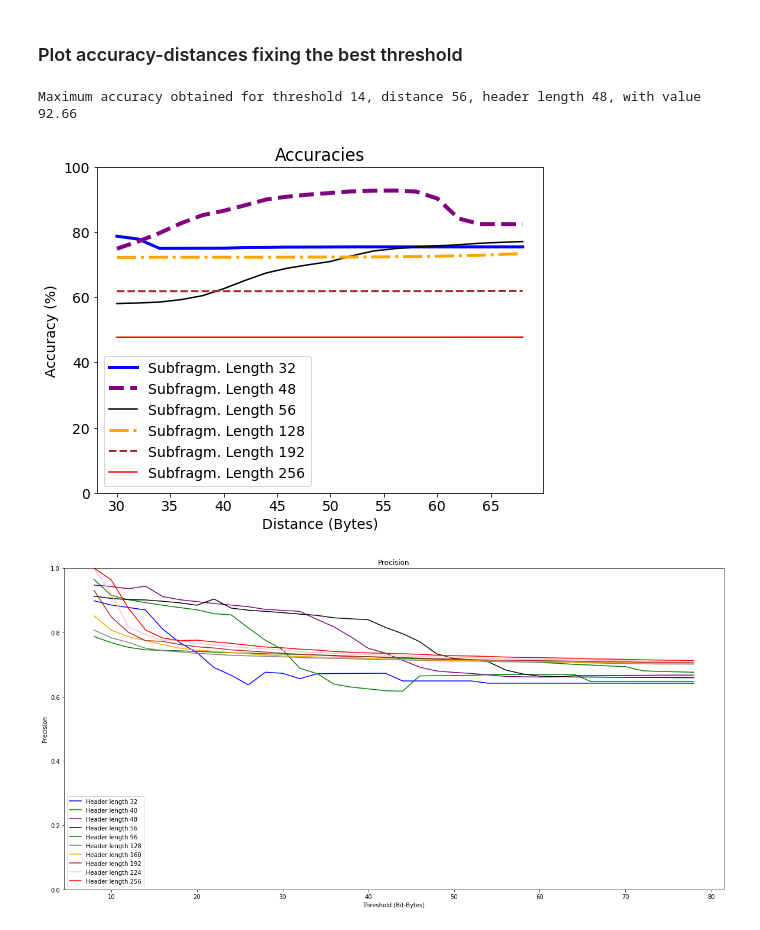
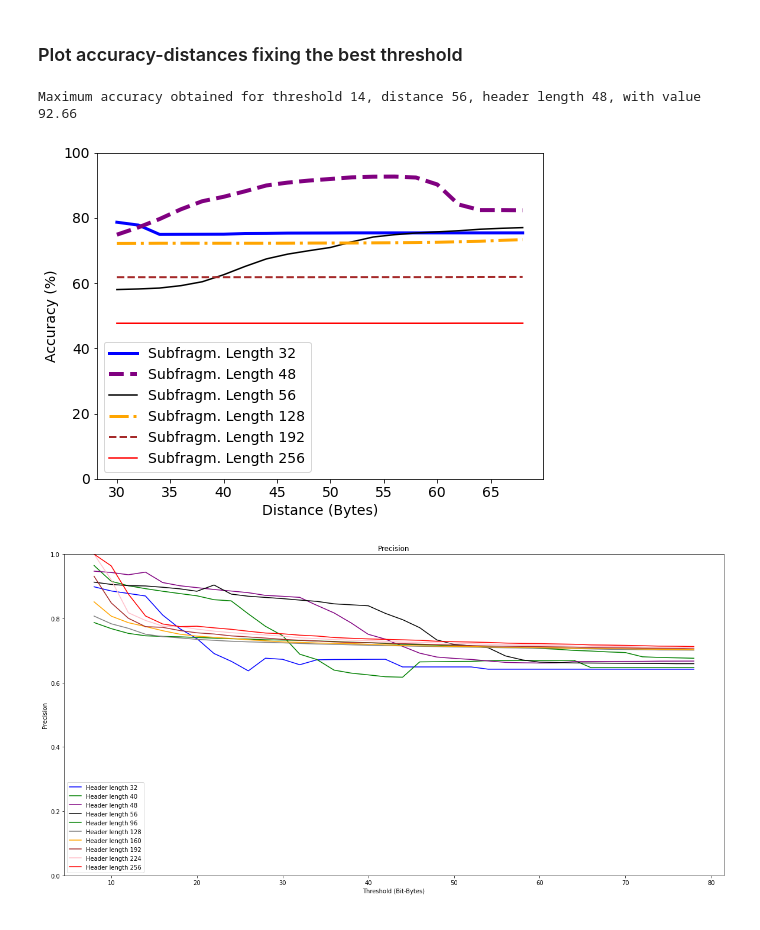
Before and after one commit to gomitolof/DAA-for-Ransomware-detection, a Jupyter notebook: models_mix/4F_mix_avg.ipynb, the cells around one changed output. Cells and saved outputs as stored; diff of their text form; code cells hidden in the pictures.

```diff
--- a/models_mix/4F_mix_avg.ipynb
+++ b/models_mix/4F_mix_avg.ipynb
@@ -324,33 +324,33 @@ Maximum accuracy obtained for threshold 14, distance 56, header length 48, with
 # %%
 ind = np.unravel_index(np.argmax(acc_des, axis=None), acc_des.shape)
 t = ind[0]
 print("Maximum accuracy obtained for threshold %2d, distance %2d, header length %2d, with value %3.2f" % (thresholds[ind[0]], distances[ind[1]], 8*(ind[2]+1), acc_des[ind]))
 
 # Accuracy = (TP+TN)/(TP+TN+FP+FN)
 hl_dist = acc_des.transpose()
 
 # Plot of the accuracies obtained using different threshold and different header lengths
 plt.figure(figsize=(8,6))
 plt.rcParams.update({'font.size': 14})
-plt.title("Accuracies")
+#plt.title("Accuracies")
 plt.xlabel("Distance (Bytes)")
 plt.ylabel("Accuracy (%)")
 plt.plot(distances, hl_dist[3,:,t], color="blue",linewidth=3,linestyle='-', label="Subfragm. Length 32")
 #plt.plot(thresholds, hl_thresh[4][d], color="green", label="Length 40")
 plt.plot(distances, hl_dist[5,:,t], color="purple",linewidth=4,linestyle='--', label="Subfragm. Length 48")
 plt.plot(distances, hl_dist[6,:,t], color="black",linewidth=1.5,linestyle='-', label="Subfragm. Length 56")
 plt.plot(distances, hl_dist[15,:,t], color="orange",linewidth=3,linestyle='-.', label="Subfragm. Length 128")
 #plt.plot(thresholds, hl_thresh[19][d], color="orange", label="Fragm. length 160")
 plt.plot(distances, hl_dist[23,:,t], color="brown",linewidth=2,linestyle='--', label="Subfragm. Length 192")
 #plt.plot(thresholds, hl_thresh[27][d], color="pink", label="Fragm. length 224")
 plt.plot(distances, hl_dist[31,:,t], color="red",linewidth=1.5,linestyle='-', label="Subfragm. Length 256")
 plt.legend()
 plt.ylim([0, 100])
 plt.savefig('../Img/acc_4F_mix_dist.pdf')
 plt.show()
 # %% [output]
 Maximum accuracy obtained for threshold 14, distance 56, header length 48, with value 92.66
-[figure, old version]
+[figure, new version]
 # %%
 #Precision = TP/TP+FP
 
```
Also changed, not shown: parts of 1 cell of this notebook, 8 other files.
